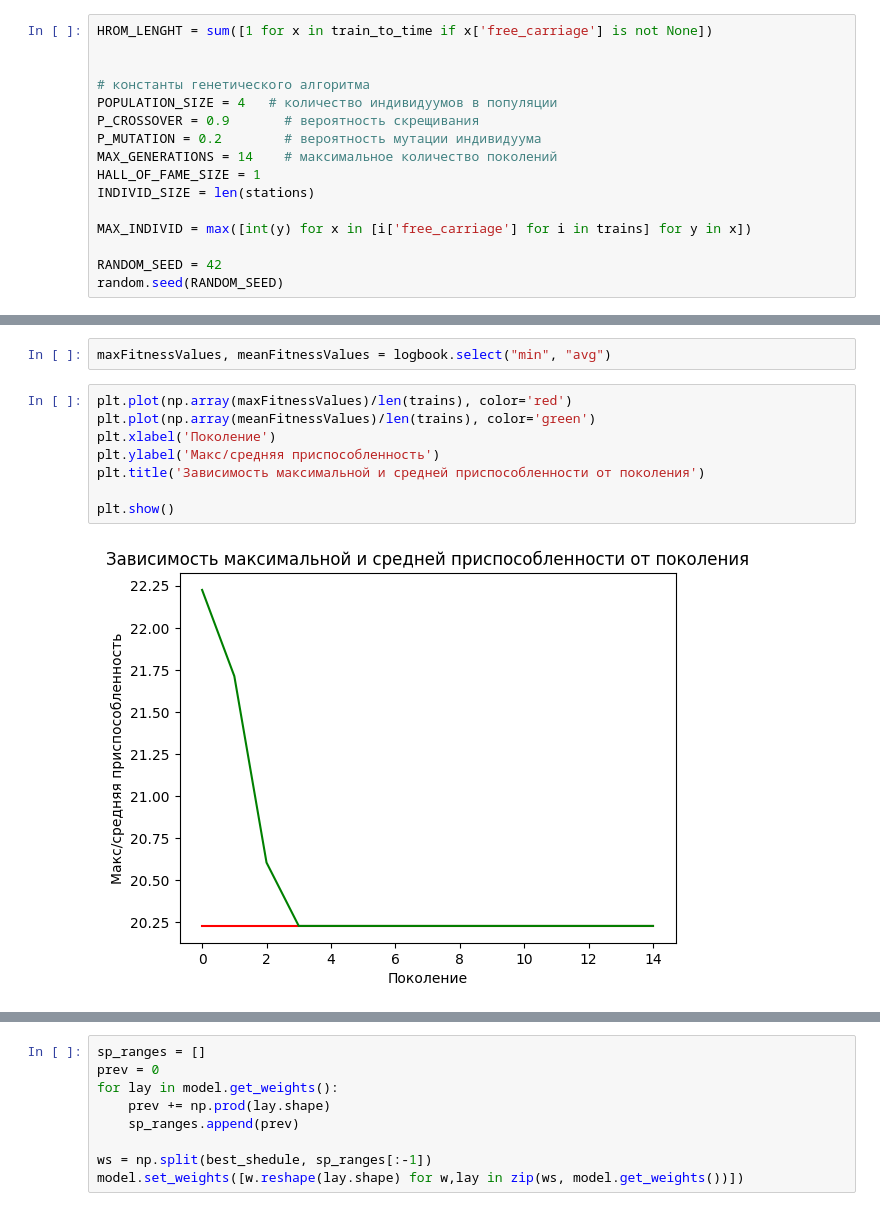
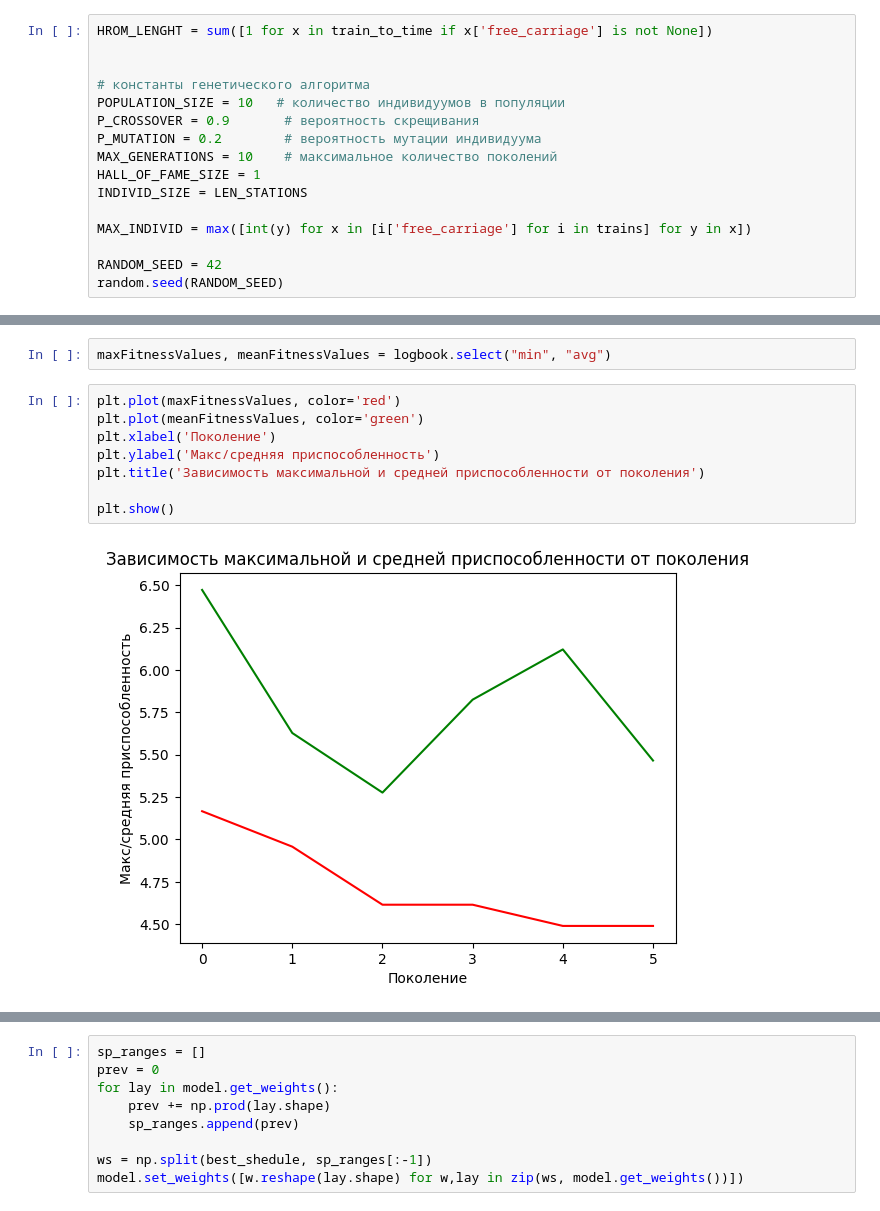
Before and after one commit to Atikin-NT/hacks-ai, a Jupyter notebook: data_sience/hypothesis_4.ipynb, the cells around one changed output, grey strips where cells are left out. Drawn from its saved outputs; the diff is of its cells as text.

```diff
--- a/data_sience/hypothesis_4.ipynb
+++ b/data_sience/hypothesis_4.ipynb
@@ -134,12 +57,12 @@ HROM_LENGHT = sum([1 for x in train_to_time if x['free_carriage'] is not None])
 
 
 # константы генетического алгоритма
-POPULATION_SIZE = 4   # количество индивидуумов в популяции
+POPULATION_SIZE = 10   # количество индивидуумов в популяции
 P_CROSSOVER = 0.9       # вероятность скрещивания
 P_MUTATION = 0.2        # вероятность мутации индивидуума
-MAX_GENERATIONS = 14    # максимальное количество поколений
+MAX_GENERATIONS = 10    # максимальное количество поколений
 HALL_OF_FAME_SIZE = 1
-INDIVID_SIZE = len(stations)
+INDIVID_SIZE = LEN_STATIONS
 
 MAX_INDIVID = max([int(y) for x in [i['free_carriage'] for i in trains] for y in x])
 
@@ -386,14 +304,14 @@ population, logbook = elitism.eaSimpleWithElitism(population, toolbox,
 # %%
 maxFitnessValues, meanFitnessValues = logbook.select("min", "avg")
 # %%
-plt.plot(np.array(maxFitnessValues)/len(trains), color='red')
-plt.plot(np.array(meanFitnessValues)/len(trains), color='green')
+plt.plot(maxFitnessValues, color='red')
+plt.plot(meanFitnessValues, color='green')
 plt.xlabel('Поколение')
 plt.ylabel('Макс/средняя приспособленность')
 plt.title('Зависимость максимальной и средней приспособленности от поколения')
 
 plt.show()
 # %% [output]
-[figure, old version]
+[figure, new version]
 # %%
 best_shedule = hof.items[0]
```
Also changed, not shown: parts of 13 cells of this notebook.
